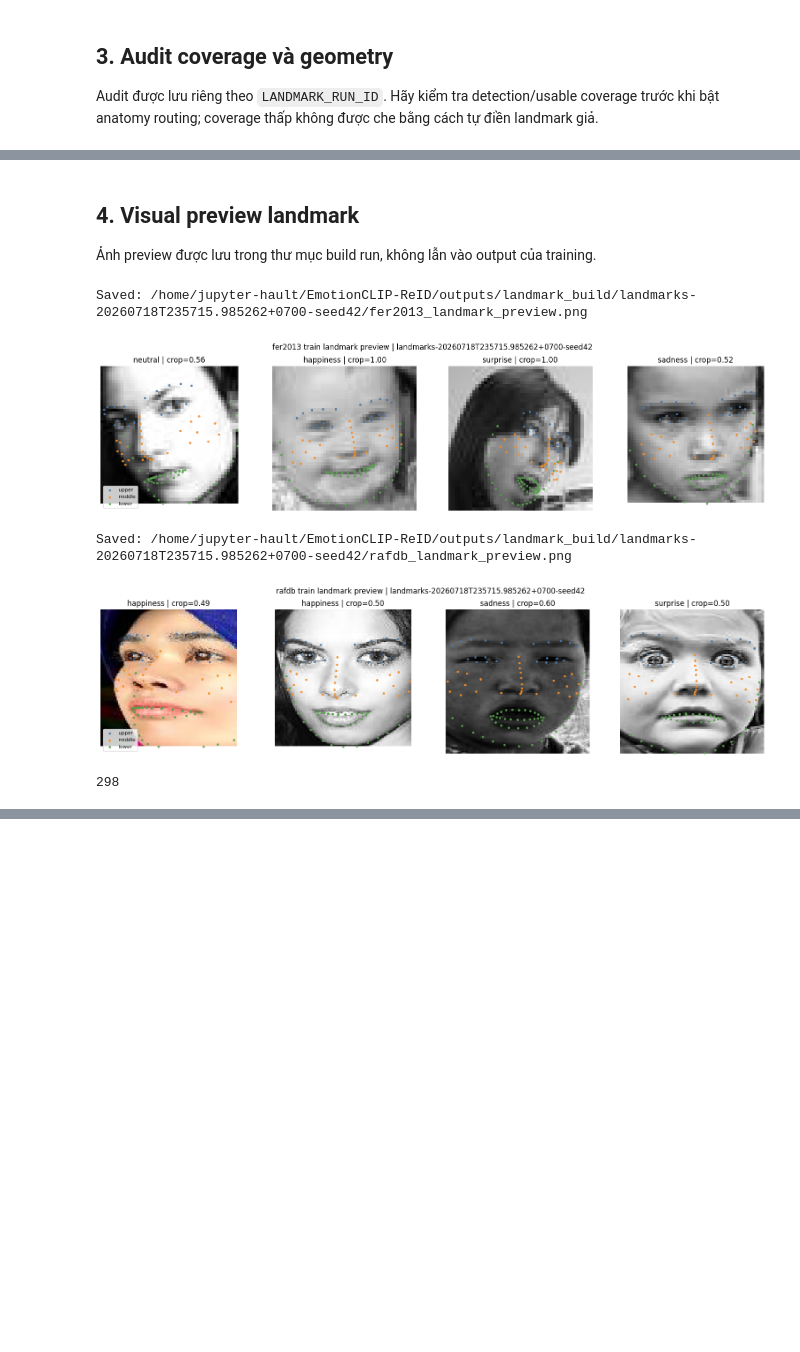
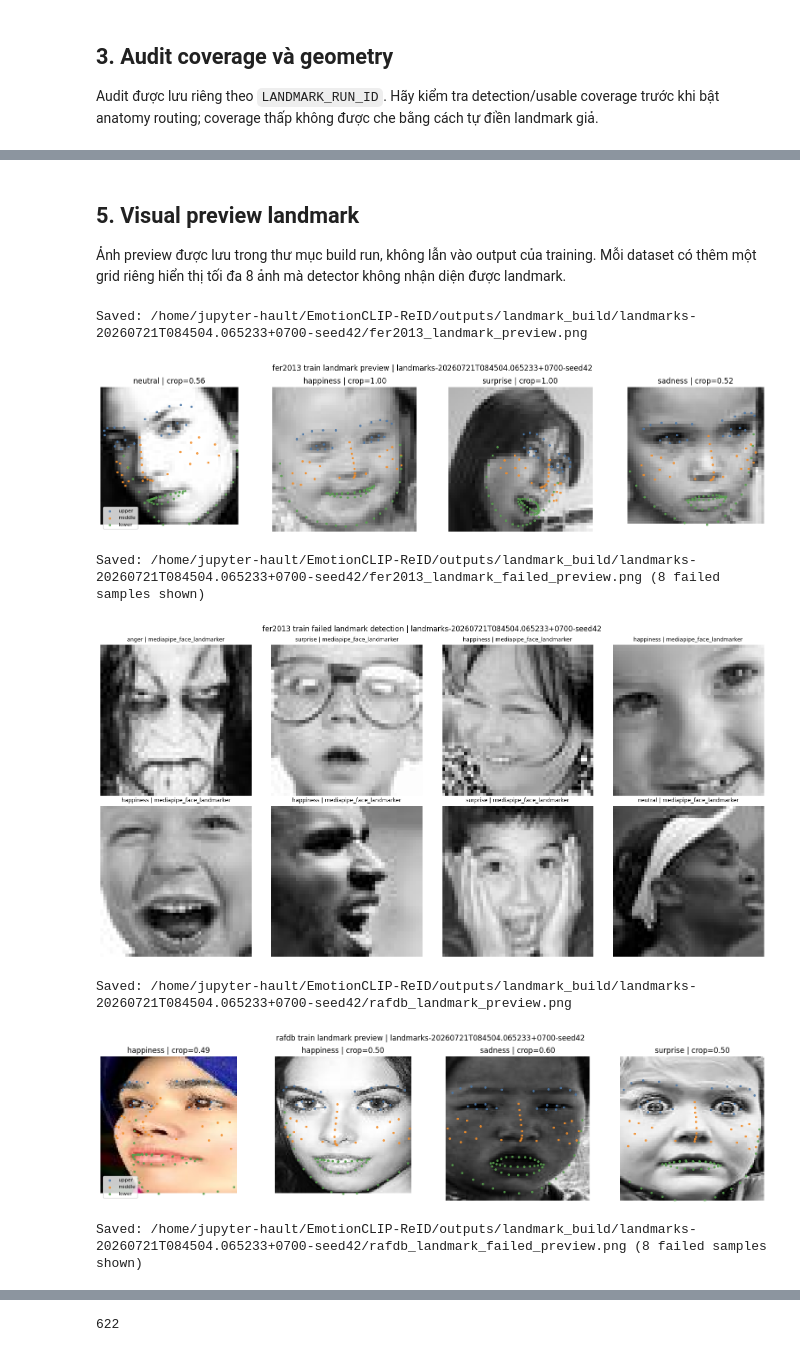
Before and after one commit to haulth/EmotionCLIP-ReID, a Jupyter notebook: notebooks/emotionclip_reid_jupyterhub_build_landmarks.ipynb, the cells around one changed output, grey strips where cells are left out. Cells and saved outputs as stored; diff of their text form; code cells hidden in the pictures; blank space fills up the shorter version.

Commit message:
fix  logic landmark

```diff
--- a/notebooks/emotionclip_reid_jupyterhub_build_landmarks.ipynb
+++ b/notebooks/emotionclip_reid_jupyterhub_build_landmarks.ipynb
@@ -285,7 +437,7 @@ Audit summary: /home/jupyter-hault/EmotionCLIP-ReID/outputs/landmark_build/landm
 # %% [markdown]
-## 4. Visual preview landmark
+## 5. Visual preview landmark
 
-Ảnh preview được lưu trong thư mục build run, không lẫn vào output của training.
+Ảnh preview được lưu trong thư mục build run, không lẫn vào output của training. Mỗi dataset có thêm một grid riêng hiển thị tối đa 8 ảnh mà detector không nhận diện được landmark.
 # %%
 import matplotlib.pyplot as plt
 import numpy as np
@@ -304,11 +456,15 @@ for name, spec in DATASETS.items():
         str(spec['output_manifest']), root_dir=str(spec['root_dir']), split='train'
     )
     selected = []
+    failed_selected = []
     for sample in samples:
         artifact = load_anatomy_artifact(sample.landmark_path) if sample.landmark_path else None
         if artifact and (artifact.get('detector') or {}).get('detected'):
-            selected.append((sample, artifact))
-        if len(selected) >= 4:
+            if len(selected) < 4:
+                selected.append((sample, artifact))
+        elif len(failed_selected) < 8:
+            failed_selected.append((sample, artifact))
+        if len(selected) >= 4 and len(failed_selected) >= 8:
             break
 
     fig, axes = plt.subplots(
@@ -326,34 +482,62 @@ for name, spec in DATASETS.items():
         for region, groups in REGION_GROUPS.items():
             indices = sorted({index for group in groups for index in MEDIAPIPE_GROUPS[group]})
             points = [
                 landmarks[index]
                 for index in indices
                 if index < len(landmarks) and landmarks[index].get('valid', True)
             ]
             if points:
                 ax.scatter(
                     [point['x'] * width for point in points],
                     [point['y'] * height for point in points],
                     s=8, alpha=0.85, label=region, color=region_colors[region]
                 )
         ax.set_title(f'{sample.emotion} | crop={artifact.get("crop_quality", 0):.2f}')
         ax.axis('off')
     if selected:
         axes[0].legend(loc='lower left', fontsize=8)
     fig.suptitle(f'{name} train landmark preview | {LANDMARK_RUN_ID}')
     plt.tight_layout()
     preview_path = LANDMARK_RUN_DIR / f'{name}_landmark_preview.png'
     fig.savefig(preview_path, dpi=180, bbox_inches='tight')
     preview_paths[name] = str(preview_path)
     print('Saved:', preview_path)
     plt.show()
 
+    failed_count = len(failed_selected)
+    failed_cols = min(4, max(1, failed_count))
+    failed_rows = max(1, int(np.ceil(failed_count / failed_cols)))
+    fig, axes = plt.subplots(
+        failed_rows, failed_cols, figsize=(4 * failed_cols, 4 * failed_rows)
+    )
+    axes = np.atleast_1d(axes).ravel()
+    if not failed_selected:
+        axes[0].text(0.5, 0.5, 'No failed landmark sample', ha='center', va='center')
+        axes[0].axis('off')
+    for ax, (sample, artifact) in zip(axes, failed_selected):
+        image = Image.open(sample.image_path).convert('RGB')
+        ax.imshow(image)
+        detector_name = ((artifact or {}).get('detector') or {}).get('name', 'no artifact')
+        ax.set_title(f'{sample.emotion} | {detector_name}', fontsize=9)
+        ax.axis('off')
+    for ax in axes[failed_count:]:
+        ax.axis('off')
+    fig.suptitle(f'{name} train failed landmark detection | {LANDMARK_RUN_ID}')
+    plt.tight_layout()
+    failed_preview_path = LANDMARK_RUN_DIR / f'{name}_landmark_failed_preview.png'
+    fig.savefig(failed_preview_path, dpi=180, bbox_inches='tight')
+    preview_paths[f'{name}_failed'] = str(failed_preview_path)
+    print(f'Saved: {failed_preview_path} ({failed_count} failed samples shown)')
+    plt.show()
+
 (LANDMARK_RUN_DIR / 'preview_summary.json').write_text(
     json.dumps(preview_paths, indent=2, ensure_ascii=False), encoding='utf-8'
 )
 # %% [output]
-Saved: /home/jupyter-hault/EmotionCLIP-ReID/outputs/landmark_build/landmarks-20260718T235715.985262+0700-seed42/fer2013_landmark_preview.png
+Saved: /home/jupyter-hault/EmotionCLIP-ReID/outputs/landmark_build/landmarks-20260721T084504.065233+0700-seed42/fer2013_landmark_preview.png
 [figure]
-Saved: /home/jupyter-hault/EmotionCLIP-ReID/outputs/landmark_build/landmarks-20260718T235715.985262+0700-seed42/rafdb_landmark_preview.png
+Saved: /home/jupyter-hault/EmotionCLIP-ReID/outputs/landmark_build/landmarks-20260721T084504.065233+0700-seed42/fer2013_landmark_failed_preview.png (8 failed samples shown)
-[figure, old version]
+[figure, new version]
-298
+Saved: /home/jupyter-hault/EmotionCLIP-ReID/outputs/landmark_build/landmarks-20260721T084504.065233+0700-seed42/rafdb_landmark_preview.png
+[figure, added]
+Saved: /home/jupyter-hault/EmotionCLIP-ReID/outputs/landmark_build/landmarks-20260721T084504.065233+0700-seed42/rafdb_landmark_failed_preview.png (8 failed samples shown)
@@ -360 +545,2 @@ Saved: /home/jupyter-hault/EmotionCLIP-ReID/outputs/landmark_build/landmarks-202
+622
 # %% [markdown]
```
Also changed, not shown: parts of 7 cells of this notebook, 3 other files.
